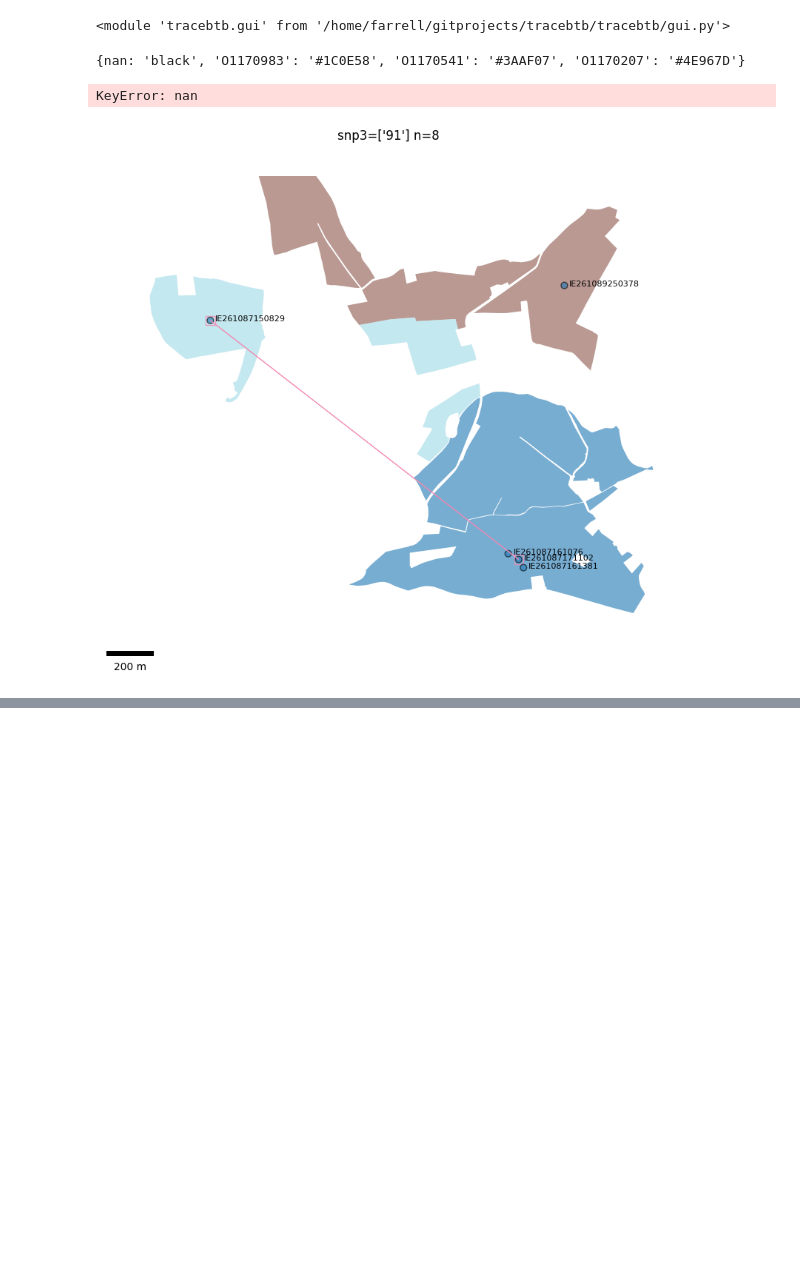
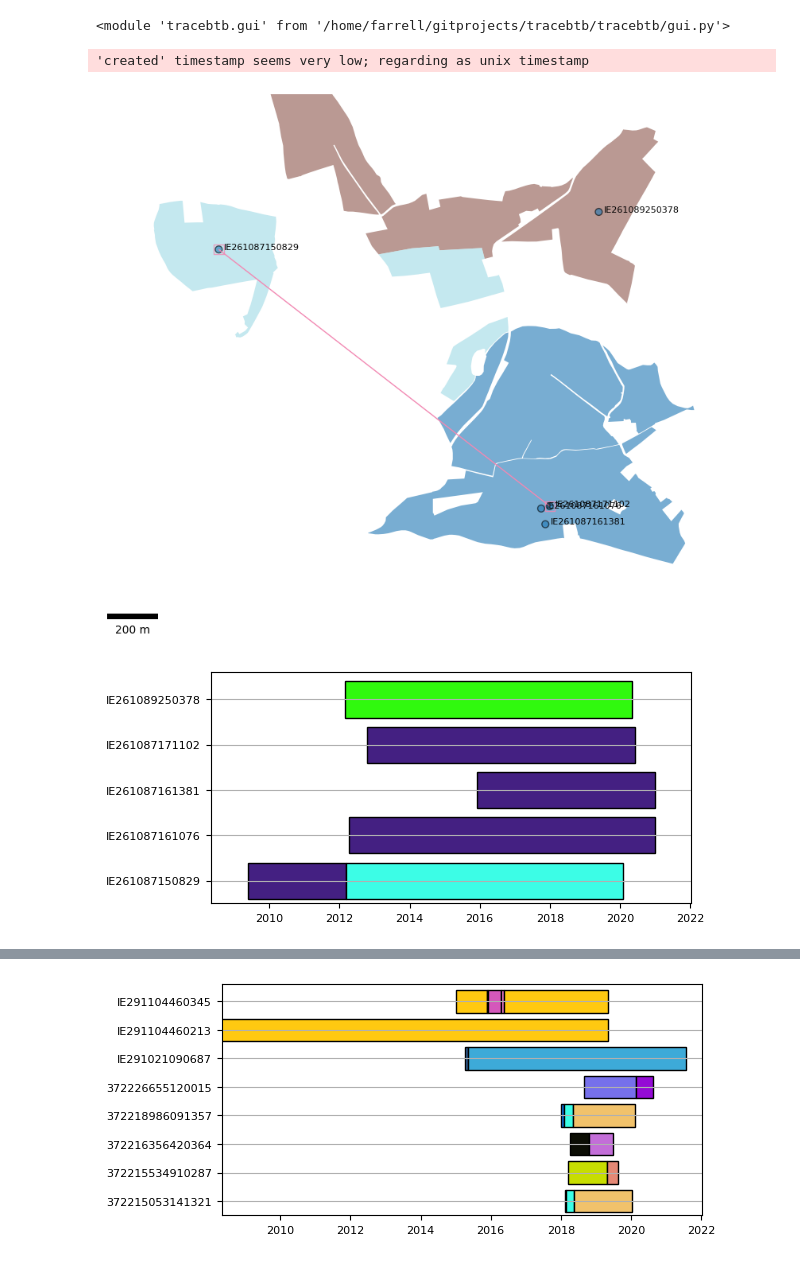
Before and after one commit to dmnfarrell/tracebtb, a Jupyter notebook: notebooks/reports.ipynb, the cells around one changed output, grey strips where cells are left out. Saved outputs shown, nothing was run; the diff lists cells and outputs as text; code cells hidden in the pictures; blank space fills up the shorter version.

Commit message:
reports

```diff
--- a/notebooks/reports.ipynb
+++ b/notebooks/reports.ipynb
@@ -130,15 +131,16 @@ logger = logging.getLogger('weasyprint')
 logger.addHandler(logging.FileHandler('weasyprint.log'))
 # %%
 reload(trees)
-def report(cent, parcels, lpis_cent, moves=None, aln=None, level='snp3', clades=[], cmap='tab20',
-           labelcol='Animal_ID', outfile='report.pdf'):
+reload(tools)
+def cluster_report(cent, parcels, lpis_cent, moves=None, alignment=None, level='snp3', clades=[], cmap='tab20',
+           labelcol='Animal_ID', basemap=False, outfile='report.pdf'):
     """Generate html and pdf report for cluster"""
 
     from weasyprint import HTML
     css_file = 'style.css'
     s = '<html>'
     s += '<head><link rel="stylesheet" href="%s"><head>' %css_file
-    s += '<div class="title"><h3>cluster report (%s)</h3></div>'%datetime.now().strftime("%Y-%m-%d %H:%M")
+    #s += '<div class="title"><h3>cluster report (%s)</h3></div>'%datetime.now().strftime("%Y-%m-%d %H:%M")
 
     for clade in clades:
         sub = cent[cent[level]==clade].copy()
@@ -157,54 +159,60 @@ def report(cent, parcels, lpis_cent, moves=None, aln=None, level='snp3', clades=
         sub['geometry'] = sub.apply(lambda x: gui.jitter_points(x,50) if x.name in idx else x.geometry,1)
         gui.plot_single_cluster(sub,col=level,ax=ax)
         gui.show_labels(sub, labelcol, ax)
+        if basemap == True:
+            import contextily as cx
+            cx.add_basemap(ax, crs=cent.crs,
+                    attribution=False, source=gui.providers['OSM'])
 
-        #cx.add_basemap(ax, crs=cent.crs,
-        #        attribution=False, source=gui.providers['OSM'])
-
-        fig.suptitle('%s=%s n=%s' %(level,clades,len(sub)))
+        #fig.suptitle('%s=%s n=%s' %(level,clades,len(sub)))
         plt.tight_layout()
         tempname = tempfile.mktemp()
         fig.savefig(tempname, format='svg', dpi=150)
 
         #tree
         treehtml = ''
-        if aln is not None:
+        if alignment is not None:
             idx = list(sub.index)
-            seqs = [rec for rec in aln if rec.id in idx]
+            seqs = [rec for rec in alignment if rec.id in idx]
             aln = MultipleSeqAlignment(seqs)
             treefile = trees.tree_from_aln(aln)
-            canvas = trees.draw_tree(treefile, sub, 'HERD_NO', width=400)#, 'HERD_NO')#, cmap)
+
+            import toyplot
+            canvas = trees.draw_tree(treefile, sub, 'HERD_NO', cmap=cmap, width=200, height=300)
             toyplot.html.render(canvas, "temp.html")
             with open('temp.html', 'r') as f:
                 treehtml = f.read()
                 #print (treehtml)
         #plot timeline of moves
         if moves is not None:
             fig,ax=plt.subplots(1,1,figsize=(8,3))
             gui.plot_moves_timeline(mov,ax)
             tempname2 = tempfile.mktemp()
             fig.savefig(tempname2, format='svg', dpi=150)
 
-        s += '<h4>Clade %s</h4>' %clade
-        s += '<div><img src="%s" class="small-scaled"></div>' % tempname
-        s += '<div>%s</div>' %treehtml
-        s += '<div><img src="%s" class="small-scaled"></div>' % tempname2
+        s += '<div class="title"><h3>%s=%s</h3></div>' %(level,clade)
+        s += '<div class="container">'
+        s += '<div class="column"> <img  class="scaled" src="%s">  </div>' % tempname
+        s += '<div class="column">%s</div>' %treehtml
+        s += '</div>'
+        s += '<div class="title"><h4>moves timeline</h4></div>'
+        s += '<div><img src="%s" class="scaled"></div>' % tempname2
         #tables
         table = '<div> %s</div>' %sub[cols].reset_index().to_html(classes="mytable",index=False)
         s+=table
+        #s+=' <div class="footer"> <span class="date" content="{current_date}"></span> </div>'
 
     with open('report.html', 'w') as f:
         f.write(s)
 
     #html = HTML(string=s)
     html = HTML(string=open('report.html', 'rb').read(), base_url='./')
-
     html.write_pdf(outfile, stylesheets=[css_file],
                    optimize_images=True, jpeg_quality=80, dpi=150)
     return
 
-report(cent, parcels, lpis_cent, moves, aln, clades=['91'])
+cluster_report(cent, parcels, lpis_cent, moves, aln, clades=['91','83'])
 # %% [output]
-{nan: 'black', 'O1170983': '#1C0E58', 'O1170541': '#3AAF07', 'O1170207': '#4E967D'}
+'created' timestamp seems very low; regarding as unix timestamp
-KeyError: nan
-[figure, old version]
+[figure, new version]
+[figure, added]
@@ -210,0 +220 @@ KeyError: nan
+[figure, added]
```
Also changed, not shown: parts of 2 cells of this notebook, 6 other files.
